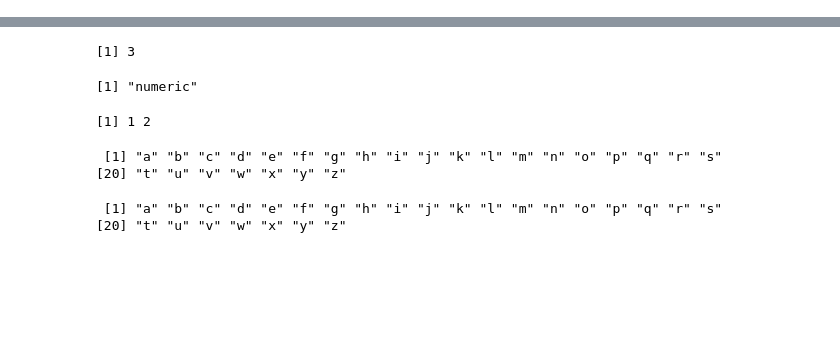
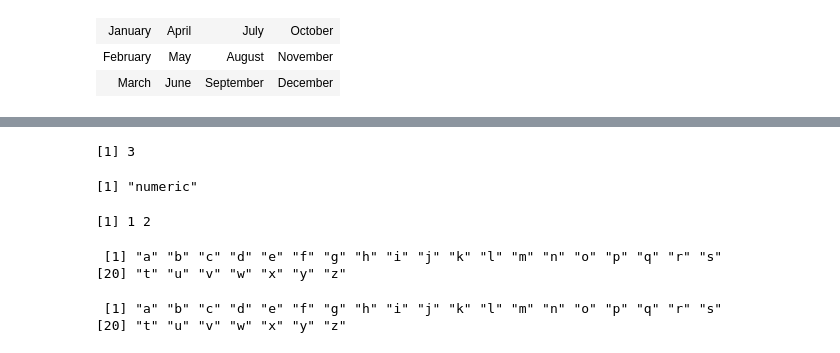
Before and after one commit to sumendar/AppliedStatsDSAIMLwithR-apr18, a Jupyter notebook: 3-FunctionsAndApplyFamily/script.ipynb, the cells around one changed output, grey strips where cells are left out. Drawn from its saved outputs; the diff is of its cells as text; code cells hidden in the pictures; blank space fills up the shorter version.

Commit message:
apply fns added

```diff
--- a/3-FunctionsAndApplyFamily/script.ipynb
+++ b/3-FunctionsAndApplyFamily/script.ipynb
@@ -0,0 +1,98 @@
+# %%
+################ apply function on matrices
+
+mnthMat <- matrix(month.name,3,4)
+mnthMat
+apply(mnthMat, 2, nchar) # column wise
+apply(mnthMat, 1, nchar) # row wise
+
+####################################### apply function on arrays
+mnthArr <- array(seq(1,18),dim = c(2,3,3))
+mnthArr
+
+#rowwise operation
+apply(mnthArr, 1, mean)
+# is nothing but
+mean(c(1,3,5,7,9,11,13,15,17))
+# or
+mean(c(mnthArr[,,1][1,],mnthArr[,,2][1,],mnthArr[,,3][1,]))
+
+#column wise operation
+apply(mnthArr, 2, mean)
+# is nothing but
+mean(c(1,2,7,8,13,14))
+# or
+mean(c(mnthArr[,,1][,1],mnthArr[,,2][,1],mnthArr[,,3][,1]))
+
+#table wise operation
+apply(mnthArr, 3, mean)
+# is nothing but
+mean(1:6)
+# or
+mean(mnthArr[,,1])
+
+############################################
+###############
+lapply(month.name, nchar)
+sapply(month.name, nchar)
+#############
+str(iris)
+print(tapply(iris$Sepal.Length, iris$Species, mean))
+print(tapply(mtcars$mpg, mtcars$cyl, mean))
+print(tapply(mtcars$mpg, mtcars$carb, mean))
+print(tapply(mtcars$mpg, mtcars$gear, mean))
+
+aggregate(iris[-5], list(iris$Species), mean)
+aggregate(iris[1:4], list(iris$Species), mean)
+aggregate(iris[,1:4], list(iris$Species), mean)
+
+## Formulas, one ~ one, one ~ many, many ~ one, and many ~ many:
+aggregate(weight ~ feed, data = chickwts, mean)
+aggregate(breaks ~ wool + tension, data = warpbreaks, mean)
+aggregate(cbind(Ozone, Temp) ~ Month, data = airquality, mean)
+aggregate(cbind(ncases, ncontrols) ~ alcgp + tobgp, data = esoph, sum)
+
+## Dot notation:
+aggregate(. ~ Species, data = iris, mean)
+aggregate(len ~ ., data = ToothGrowth, mean)
+
+###### mapply
+l1 <- list(a = c(1:10), b = c(11:20))
+l2 <- list(c = c(21:30), d = c(31:40))
+l1
+l2
+print(mapply(sum, l1$a, l1$b, l2$c, l2$d))
+sum(c(1,11,21,31))
+print(mapply(sum, l1))
+sum(1:10)
+sum(11:20)
+print(mapply(sum, l1,l2))
+
+########## by function
+
+b <- by(iris[, 1:4], iris$Species, colMeans)
+b
+
+####################### with()
+
+mtcars$mpg[mtcars$cyl == 8  &  mtcars$disp > 350]
+with(mtcars, mpg[cyl == 8  &  disp > 350]) # we can avoid using $ notation by with() function
+
+############## attach()
+
+x <- data.frame(Subtype= c("A","A","B","A","B","B","A","B","A","B"),
+                Gender= rep(c("m","f"),each=5),
+                Expression = c(-0.54,-0.8,-1.03,-0.41,-1.31,-0.66,-0.43,1.01,-1.15,0.14))
+
+x
+x$Expression
+# Expression  # you will get an error
+attach(x) #using attach
+Expression  # you will get answer
+detach(x)
+# Expression  # error
+x$Expression
+# %% [output]
+| January | April | July | October |
+| February | May | August | November |
+| March | June | September | December |
```
Also changed, not shown: parts of 1 cell of this notebook.
